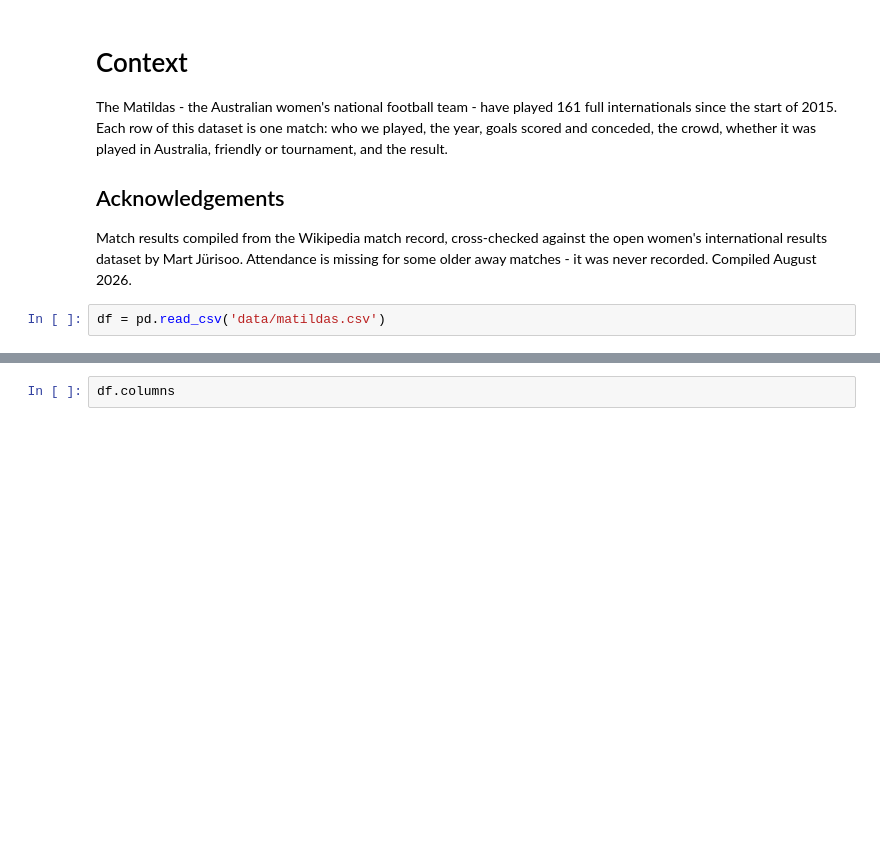
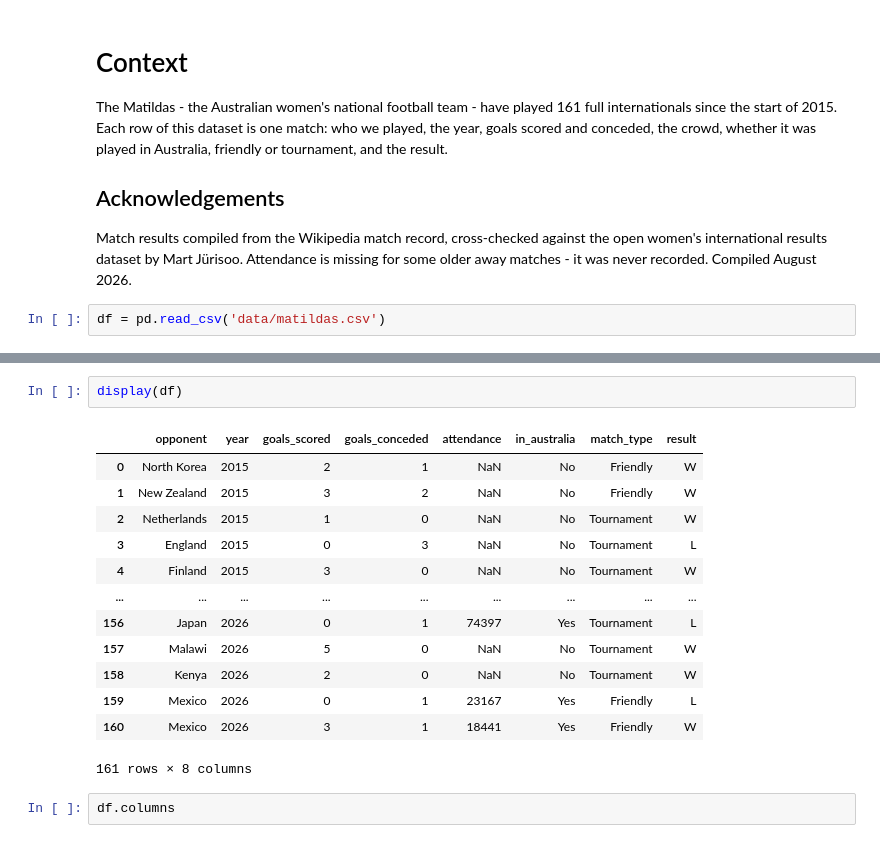
Before and after one commit to nirvana644/IATD-Machine-Learning-Algorithms, a Jupyter notebook: 1_b_PandasRefresher.ipynb, the cells around one changed output, grey strips where cells are left out. Saved outputs shown, nothing was run; the diff lists cells and outputs as text; blank space fills up the shorter version.

```diff
--- a/1_b_PandasRefresher.ipynb
+++ b/1_b_PandasRefresher.ipynb
@@ -94,3 +99,19 @@ df
+# %%
+display(df)
+# %% [output]
+|  | opponent | year | goals_scored | goals_conceded | attendance | in_australia | match_type | result |
+| 0 | North Korea | 2015 | 2 | 1 | NaN | No | Friendly | W |
+| 1 | New Zealand | 2015 | 3 | 2 | NaN | No | Friendly | W |
+| 2 | Netherlands | 2015 | 1 | 0 | NaN | No | Tournament | W |
+| 3 | England | 2015 | 0 | 3 | NaN | No | Tournament | L |
+| 4 | Finland | 2015 | 3 | 0 | NaN | No | Tournament | W |
+| ... | ... | ... | ... | ... | ... | ... | ... | ... |
+| 156 | Japan | 2026 | 0 | 1 | 74397 | Yes | Tournament | L |
+| 157 | Malawi | 2026 | 5 | 0 | NaN | No | Tournament | W |
+| 158 | Kenya | 2026 | 2 | 0 | NaN | No | Tournament | W |
+| 159 | Mexico | 2026 | 0 | 1 | 23167 | Yes | Friendly | L |
+| 160 | Mexico | 2026 | 3 | 1 | 18441 | Yes | Friendly | W |
+161 rows × 8 columns
 # %%
 df.columns
 # %% [output]
```
Also changed, not shown: parts of 14 cells of this notebook, 4 other files.
